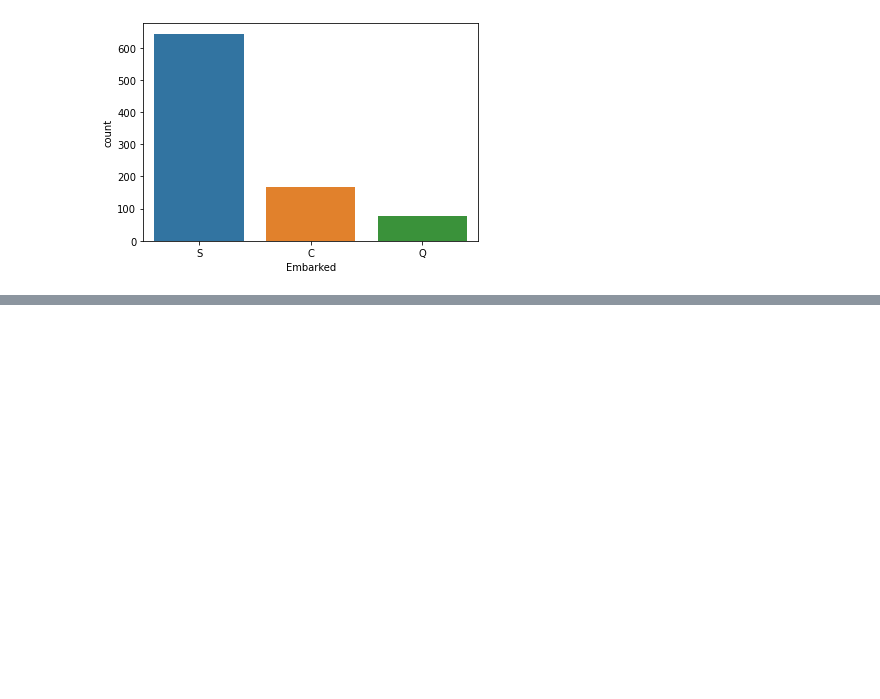
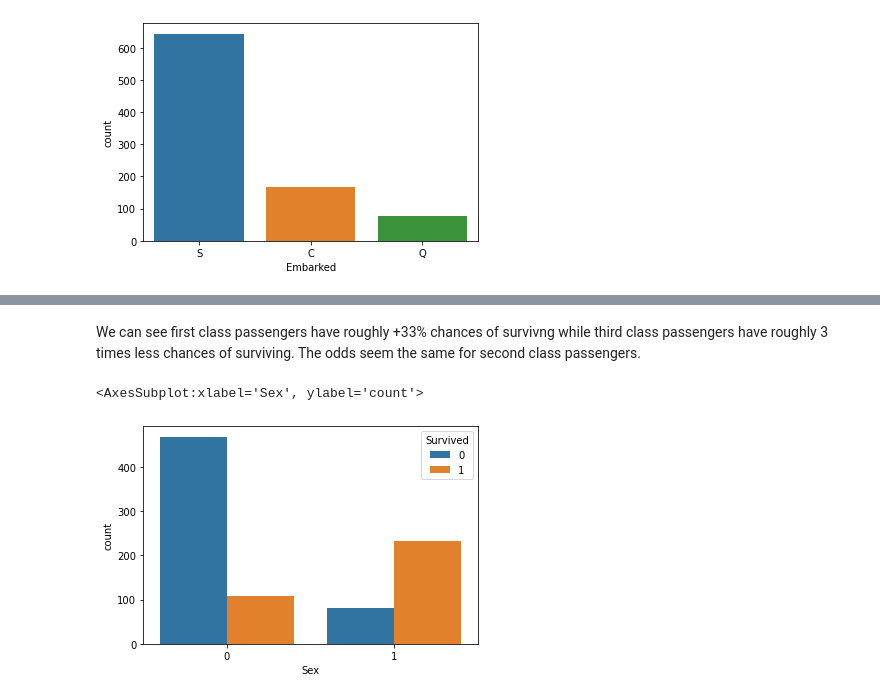
Before and after one commit to cmmm976/TitanicDSproject, a Jupyter notebook: eda.ipynb, the cells around one changed output, grey strips where cells are left out. Saved outputs shown, nothing was run; the diff lists cells and outputs as text; code cells hidden in the pictures; blank space fills up the shorter version.

```diff
--- a/eda.ipynb
+++ b/eda.ipynb
@@ -203,0 +237,7 @@ trainingSet['Expensive (>31$)'] = trainingSet['Age'].apply(lambda x: 1 if x>31
+# %% [markdown]
+We can see first class passengers have roughly +33% chances of survivng while third class passengers have roughly 3 times less chances of surviving. The odds seem the same for second class passengers.
+# %%
+sns.countplot(x=trainingSet["Sex"],hue=trainingSet["Survived"])
+# %% [output]
+<AxesSubplot:xlabel='Sex', ylabel='count'>
+[figure, added]
```
Also changed, not shown: parts of 23 cells of this notebook.
